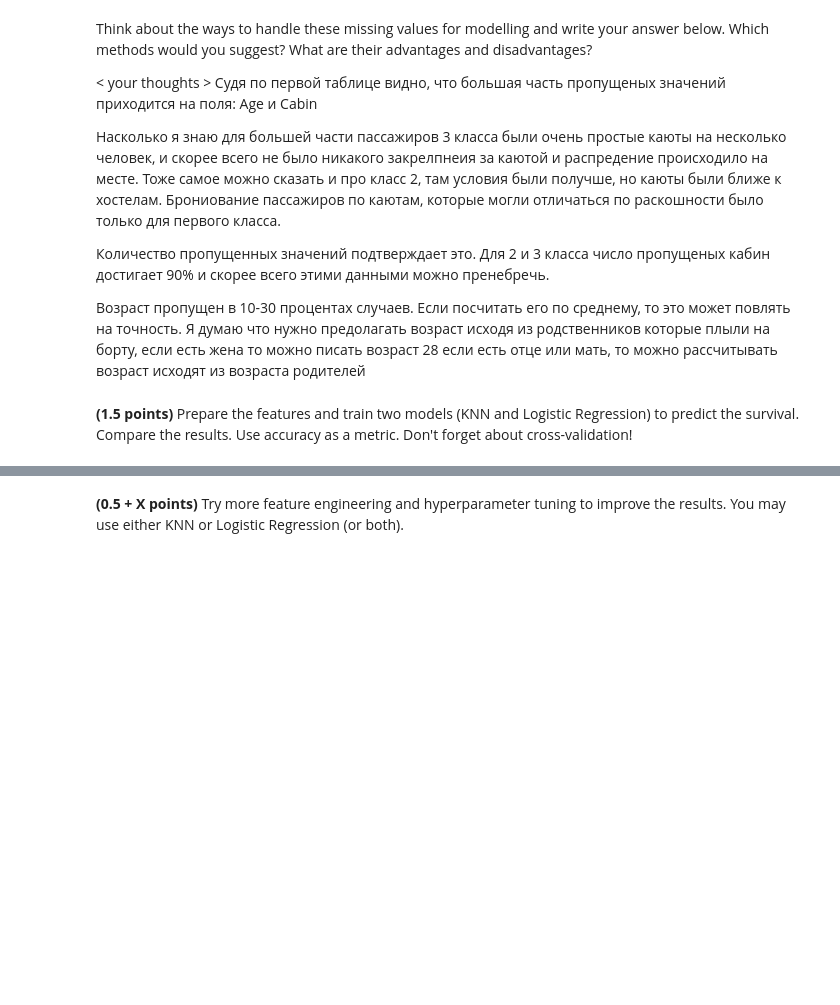
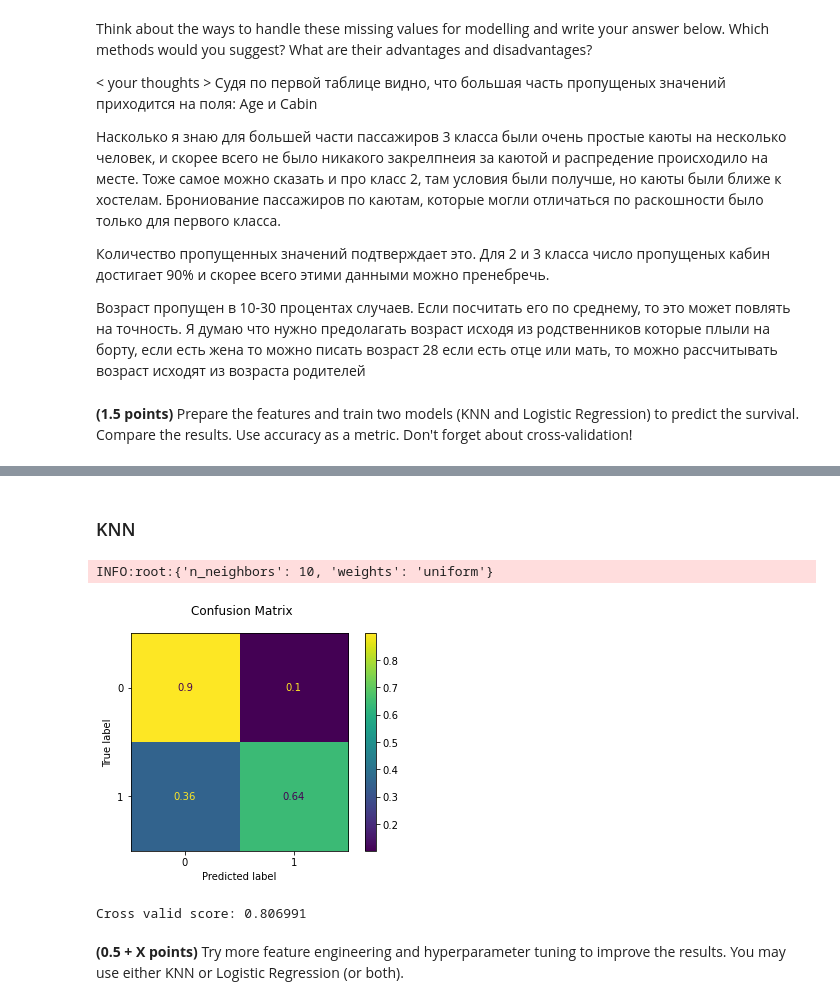
Before and after one commit to YakovGrischenko/rss-ml-intro, a Jupyter notebook: 5_classification_linear_knn/classification.ipynb, the cells around one changed output, grey strips where cells are left out. Drawn from its saved outputs; the diff is of its cells as text; code cells hidden in the pictures; blank space fills up the shorter version.

```diff
--- a/5_classification_linear_knn/classification.ipynb
+++ b/5_classification_linear_knn/classification.ipynb
@@ -259,2 +325,19 @@ y = data['Survived']
+# %% [markdown]
+### KNN
+# %%
+knn_param_grid = {'n_neighbors': [1, 2, 3, 5, 10, 30, 40], 'weights': ['uniform', 'distance']}
+knn_clf = GridSearchCV(KNeighborsClassifier(n_jobs=-1), knn_param_grid)
+
+knn_best_clf, knn_stats = fit_plot_confusion(knn_clf, X_train, y_train, X_test, y_test)
+#print(X_test)
+y_pred = knn_best_clf.predict(X_test)
+metrics.accuracy_score(y_pred=y_pred, y_true=y_test )
+
+print('Cross valid score: {:f}'.format(cross_val_score(knn_clf, X,
+                                                           y, scoring='accuracy', cv=10).mean()))
+# %% [output]
+INFO:root:{'n_neighbors': 10, 'weights': 'uniform'}
+[figure, added]
+Cross valid score: 0.806991
 # %% [markdown]
 **(0.5 + X points)** Try more feature engineering and hyperparameter tuning to improve the results. You may use either KNN or Logistic Regression (or both).
```
Also changed, not shown: parts of 21 cells of this notebook, 1 other file.
